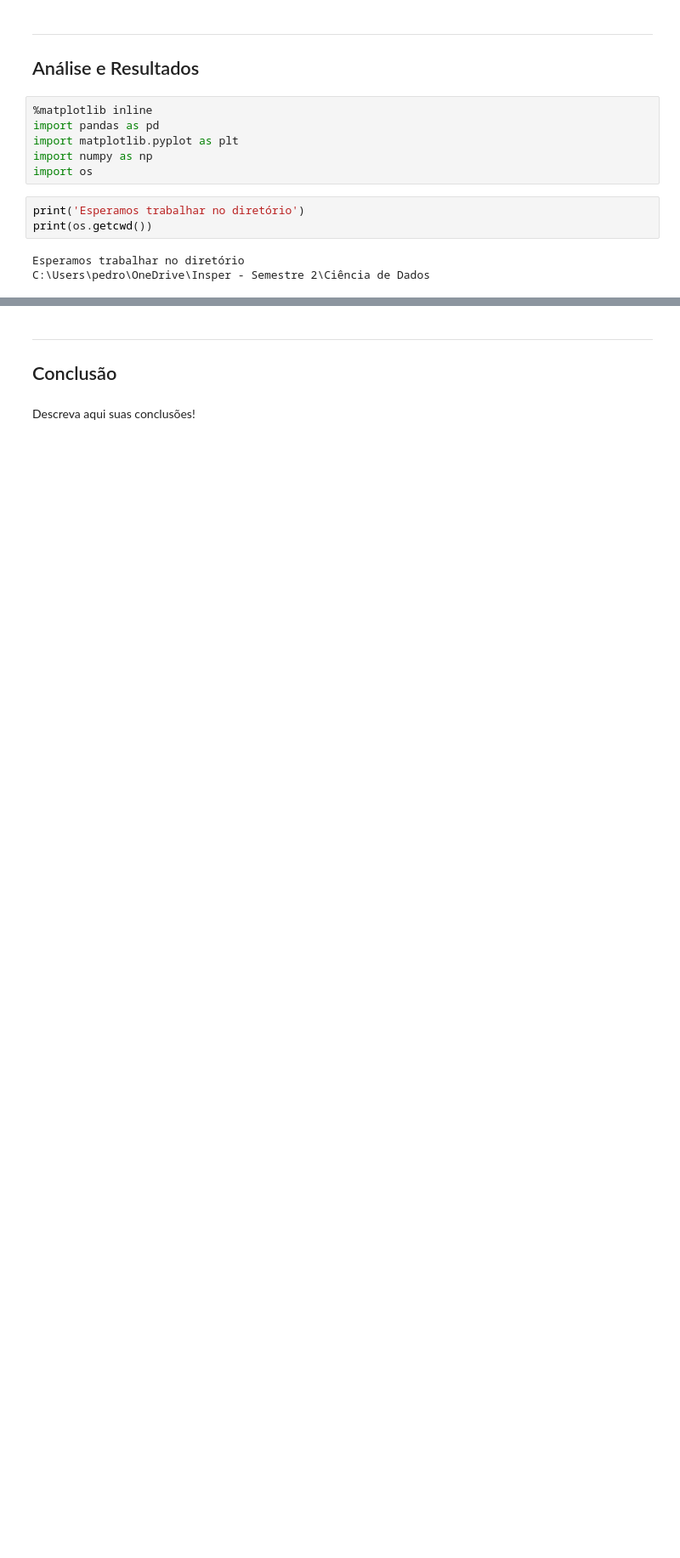
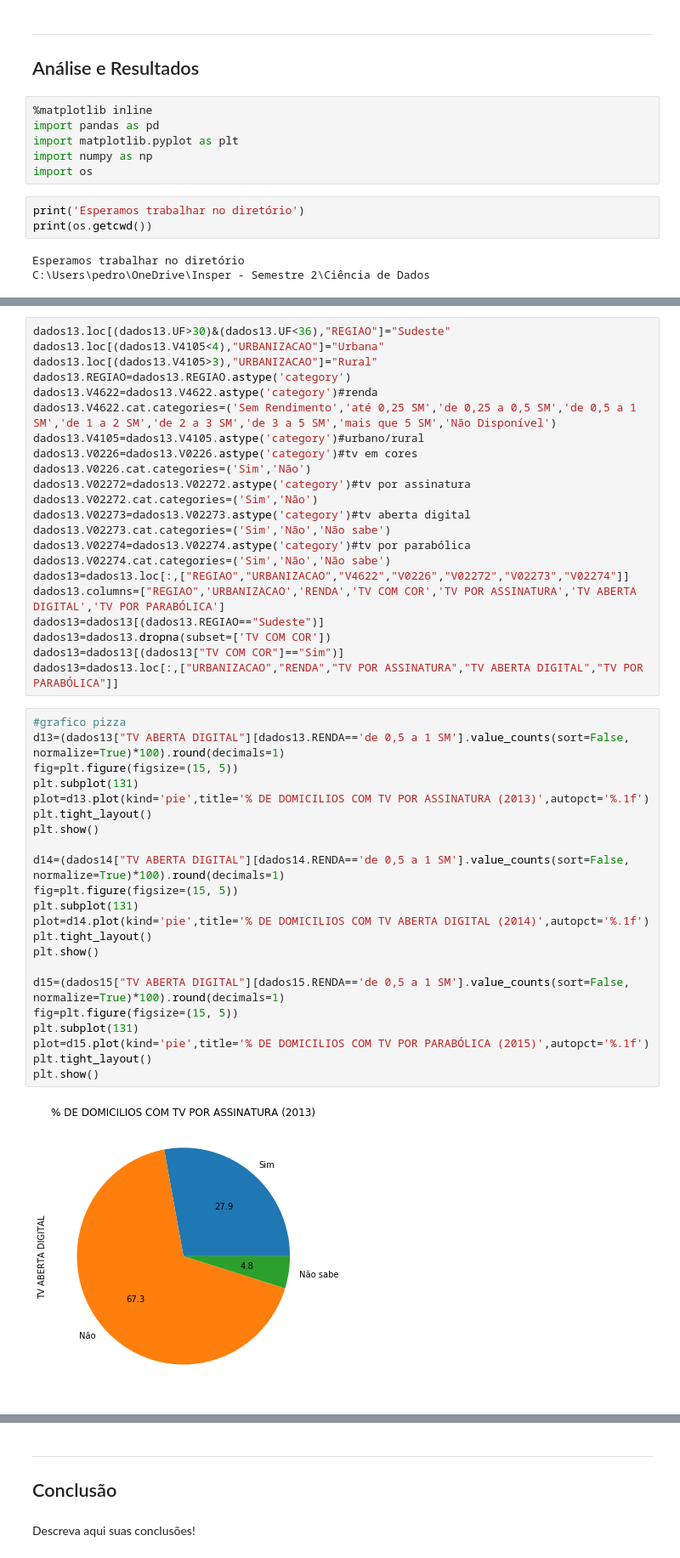
Before and after one commit to pedroarf/CD, a Jupyter notebook: Projeto+1.ipynb, the cells around one changed output, grey strips where cells are left out. Shown at 85% size. Saved outputs shown, nothing was run; the diff lists cells and outputs as text; blank space fills up the shorter version.

```diff
--- a/Projeto+1.ipynb
+++ b/Projeto+1.ipynb
@@ -91,0 +83,46 @@ dados
+# %%
+dados13.loc[(dados13.UF>30)&(dados13.UF<36),"REGIAO"]="Sudeste"
+dados13.loc[(dados13.V4105<4),"URBANIZACAO"]="Urbana"
+dados13.loc[(dados13.V4105>3),"URBANIZACAO"]="Rural"
+dados13.REGIAO=dados13.REGIAO.astype('category')
+dados13.V4622=dados13.V4622.astype('category')#renda
+dados13.V4622.cat.categories=('Sem Rendimento','até 0,25 SM','de 0,25 a 0,5 SM','de 0,5 a 1 SM','de 1 a 2 SM','de 2 a 3 SM','de 3 a 5 SM','mais que 5 SM','Não Disponível')
+dados13.V4105=dados13.V4105.astype('category')#urbano/rural
+dados13.V0226=dados13.V0226.astype('category')#tv em cores
+dados13.V0226.cat.categories=('Sim','Não')
+dados13.V02272=dados13.V02272.astype('category')#tv por assinatura
+dados13.V02272.cat.categories=('Sim','Não')
+dados13.V02273=dados13.V02273.astype('category')#tv aberta digital
+dados13.V02273.cat.categories=('Sim','Não','Não sabe')
+dados13.V02274=dados13.V02274.astype('category')#tv por parabólica
+dados13.V02274.cat.categories=('Sim','Não','Não sabe')
+dados13=dados13.loc[:,["REGIAO","URBANIZACAO","V4622","V0226","V02272","V02273","V02274"]]
+dados13.columns=["REGIAO",'URBANIZACAO','RENDA','TV COM COR','TV POR ASSINATURA','TV ABERTA DIGITAL','TV POR PARABÓLICA']
+dados13=dados13[(dados13.REGIAO=="Sudeste")]
+dados13=dados13.dropna(subset=['TV COM COR'])
+dados13=dados13[(dados13["TV COM COR"]=="Sim")]
+dados13=dados13.loc[:,["URBANIZACAO","RENDA","TV POR ASSINATURA","TV ABERTA DIGITAL","TV POR PARABÓLICA"]]
+# %%
+#grafico pizza
+d13=(dados13["TV ABERTA DIGITAL"][dados13.RENDA=='de 0,5 a 1 SM'].value_counts(sort=False, normalize=True)*100).round(decimals=1)
+fig=plt.figure(figsize=(15, 5))
+plt.subplot(131)
+plot=d13.plot(kind='pie',title='% DE DOMICILIOS COM TV POR ASSINATURA (2013)',autopct='%.1f')
+plt.tight_layout()
+plt.show()
+
+d14=(dados14["TV ABERTA DIGITAL"][dados14.RENDA=='de 0,5 a 1 SM'].value_counts(sort=False, normalize=True)*100).round(decimals=1)
+fig=plt.figure(figsize=(15, 5))
+plt.subplot(131)
+plot=d14.plot(kind='pie',title='% DE DOMICILIOS COM TV ABERTA DIGITAL (2014)',autopct='%.1f')
+plt.tight_layout()
+plt.show()
+
+d15=(dados15["TV ABERTA DIGITAL"][dados15.RENDA=='de 0,5 a 1 SM'].value_counts(sort=False, normalize=True)*100).round(decimals=1)
+fig=plt.figure(figsize=(15, 5))
+plt.subplot(131)
+plot=d15.plot(kind='pie',title='% DE DOMICILIOS COM TV POR PARABÓLICA (2015)',autopct='%.1f')
+plt.tight_layout()
+plt.show()
+# %% [output]
+[figure, added]
```
Also changed, not shown: parts of 10 cells of this notebook.
